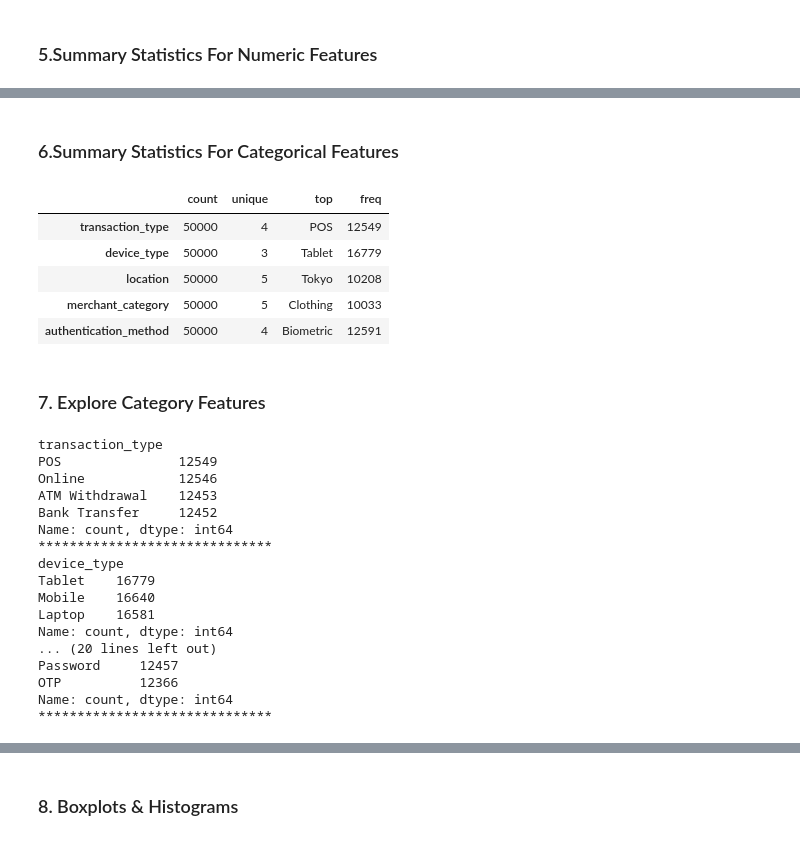
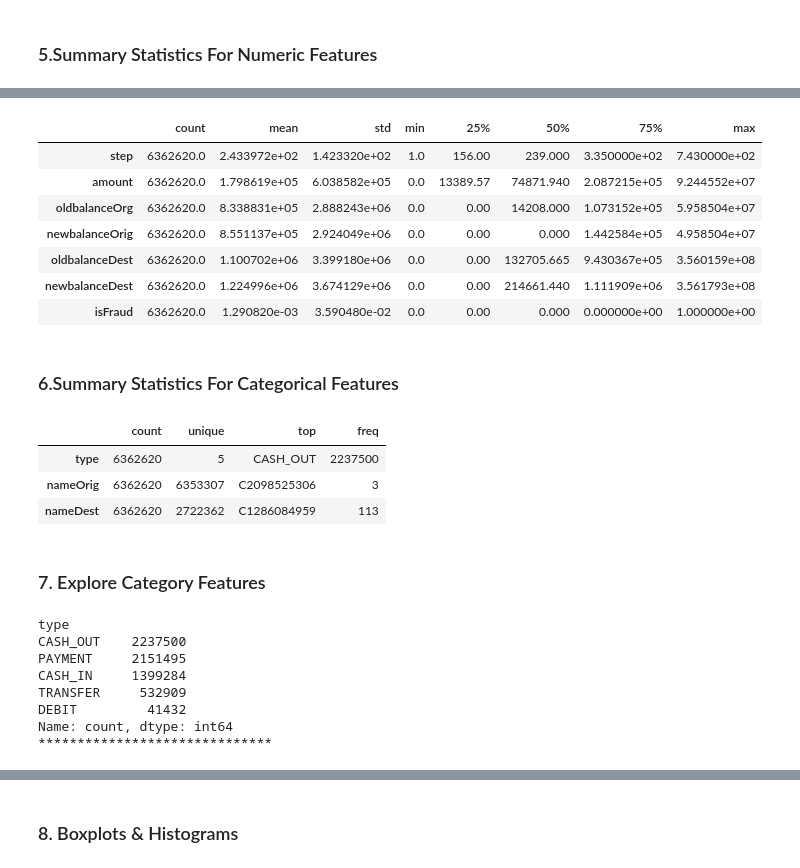
Before and after one commit to luunguyentankhai/ADY201m, a Jupyter notebook: preprocessing/data_cleaning.ipynb, the cells around one changed output, grey strips where cells are left out. Cells and saved outputs as stored; diff of their text form; code cells hidden in the pictures.

```diff
--- a/preprocessing/data_cleaning.ipynb
+++ b/preprocessing/data_cleaning.ipynb
@@ -30,5 +32,9 @@ df_anomalies = analyzer.get_anomalies()
 Fetching Feature Table for ML
 Scanning for anomalous transactions
 # %%
-df = pd.DataFrame(df_train)
+# df = pd.DataFrame(df_train)
+df = pd.read_csv("onlinefraud.csv")
+df = df.drop(columns= "isFlaggedFraud")
+
 craw = df
+df
@@ -109,11 +120,5 @@ np.int64(0)
 # %% [markdown]
 ### 4.Fix Data Types
 # %%
-df["feature_day_of_week"] = df["feature_day_of_week"].astype(int)
-df["feature_hour"] = df["feature_hour"].astype(int)
-
-df["transaction_type"] = df["transaction_type"].astype("category")
-df["device_type"] = df["device_type"].astype("category")
-df["location"] = df["location"].astype("category")
-df["merchant_category"] = df["merchant_category"].astype("category")
-df["authentication_method"] = df["authentication_method"].astype("category")
+df['type'] = df['type'].astype('category')
+df.info()
@@ -140,14 +145,24 @@ df.describe(include= [np.number]).T
+# %%
+df.describe(include= [np.number]).T
+# %% [output]
+|  | count | mean | std | min | 25% | 50% | 75% | max |
+| step | 6362620.0 | 2.433972e+02 | 1.423320e+02 | 1.0 | 156.00 | 239.000 | 3.350000e+02 | 7.430000e+02 |
+| amount | 6362620.0 | 1.798619e+05 | 6.038582e+05 | 0.0 | 13389.57 | 74871.940 | 2.087215e+05 | 9.244552e+07 |
+| oldbalanceOrg | 6362620.0 | 8.338831e+05 | 2.888243e+06 | 0.0 | 0.00 | 14208.000 | 1.073152e+05 | 5.958504e+07 |
+| newbalanceOrig | 6362620.0 | 8.551137e+05 | 2.924049e+06 | 0.0 | 0.00 | 0.000 | 1.442584e+05 | 4.958504e+07 |
+| oldbalanceDest | 6362620.0 | 1.100702e+06 | 3.399180e+06 | 0.0 | 0.00 | 132705.665 | 9.430367e+05 | 3.560159e+08 |
+| newbalanceDest | 6362620.0 | 1.224996e+06 | 3.674129e+06 | 0.0 | 0.00 | 214661.440 | 1.111909e+06 | 3.561793e+08 |
+| isFraud | 6362620.0 | 1.290820e-03 | 3.590480e-02 | 0.0 | 0.00 | 0.000 | 0.000000e+00 | 1.000000e+00 |
 # %% [markdown]
 ### 6.Summary Statistics For Categorical Features
 # %%
-df.describe(include= ["category"]).T
+# df.describe(include= ["category"]).T
+df.describe(include= ['str', 'category']).T
 # %% [output]
 |  | count | unique | top | freq |
-| transaction_type | 50000 | 4 | POS | 12549 |
-| device_type | 50000 | 3 | Tablet | 16779 |
-| location | 50000 | 5 | Tokyo | 10208 |
-| merchant_category | 50000 | 5 | Clothing | 10033 |
-| authentication_method | 50000 | 4 | Biometric | 12591 |
+| type | 6362620 | 5 | CASH_OUT | 2237500 |
+| nameOrig | 6362620 | 6353307 | C2098525306 | 3 |
+| nameDest | 6362620 | 2722362 | C1286084959 | 113 |
 # %% [markdown]
 ### 7. Explore Category Features
 # %%
@@ -155,21 +170,12 @@ for i in df.select_dtypes(include= "category").columns:
     print(df[i].value_counts())
     print("***" * 10)
 # %% [output]
-transaction_type
-POS               12549
-Online            12546
-ATM Withdrawal    12453
-Bank Transfer     12452
+type
+CASH_OUT    2237500
+PAYMENT     2151495
+CASH_IN     1399284
+TRANSFER     532909
+DEBIT         41432
 Name: count, dtype: int64
 ******************************
-device_type
-Tablet    16779
-Mobile    16640
-Laptop    16581
-Name: count, dtype: int64
-... (20 lines left out)
-Password     12457
-OTP          12366
-Name: count, dtype: int64
-******************************
 # %%
```
Also changed, not shown: parts of 18 cells of this notebook.
